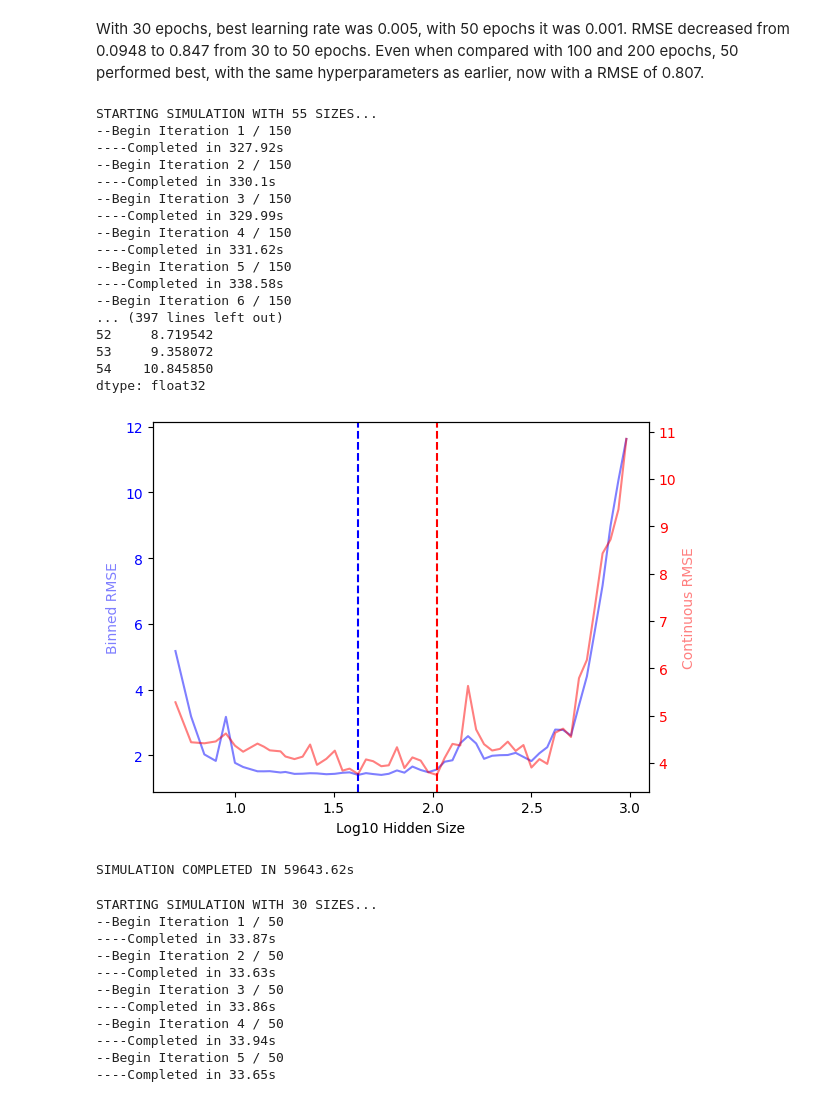
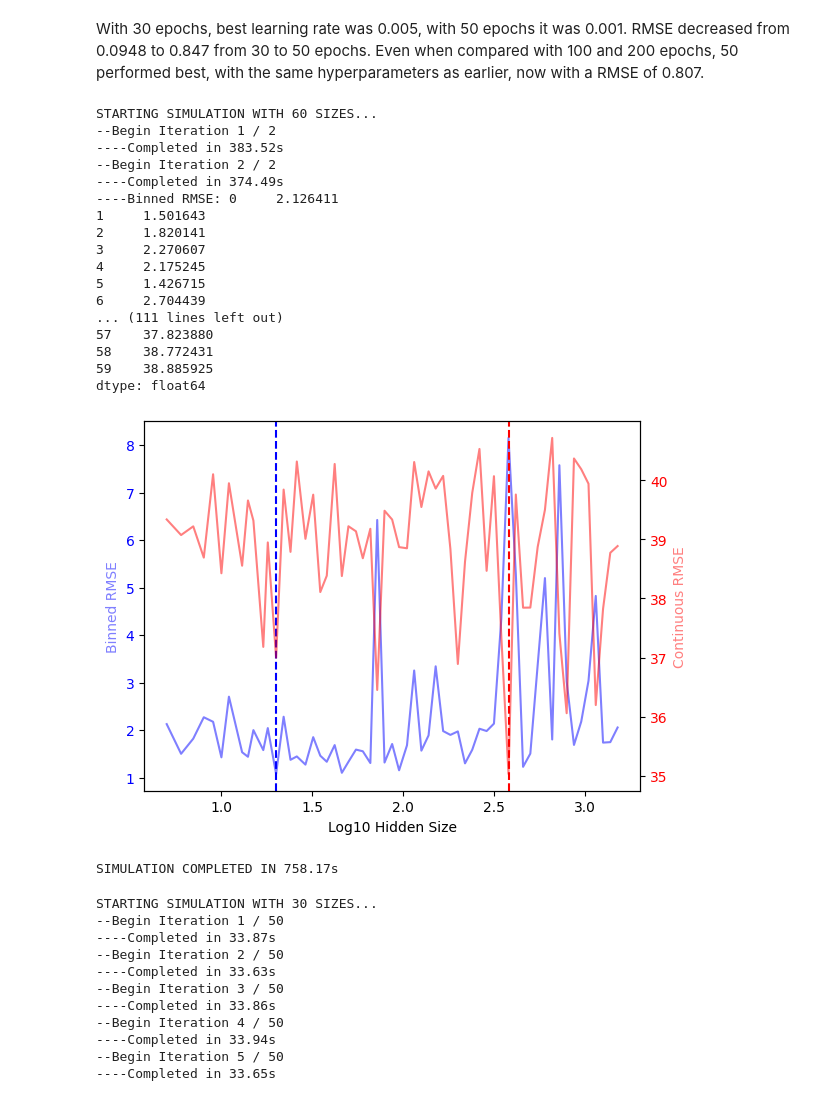
Before and after one commit to bcnalley/STAT-6810, a Jupyter notebook: final_project_code.ipynb, the cells around one changed output. Saved outputs shown, nothing was run; the diff lists cells and outputs as text; code cells hidden in the pictures.

Commit message:
Adjusted sim code and fixed cont RMSE calculation

```diff
--- a/final_project_code.ipynb
+++ b/final_project_code.ipynb
@@ -368,24 +371,24 @@ def plot_results(hidden_sizes: list, binned_rmse: list, cont_rmse: list) -> None
 # %%
-hidden = np.unique([round(10**x) for x in np.arange(0.70, 3, 0.04)])
-run_simulation(MC = 150, hidden_sizes = hidden, epochs=5)
+hidden = np.unique([round(10**x) for x in np.arange(0.70, 3.2, 0.04)])
+run_simulation(MC = 20, hidden_sizes = hidden, epochs=50)
 # %% [output]
-STARTING SIMULATION WITH 55 SIZES...
---Begin Iteration 1 / 150
-----Completed in 327.92s
---Begin Iteration 2 / 150
-----Completed in 330.1s
---Begin Iteration 3 / 150
-----Completed in 329.99s
---Begin Iteration 4 / 150
-----Completed in 331.62s
---Begin Iteration 5 / 150
-----Completed in 338.58s
---Begin Iteration 6 / 150
-... (397 lines left out)
-52     8.719542
-53     9.358072
-54    10.845850
-dtype: float32
+STARTING SIMULATION WITH 60 SIZES...
+--Begin Iteration 1 / 2
+----Completed in 383.52s
+--Begin Iteration 2 / 2
+----Completed in 374.49s
+----Binned RMSE: 0     2.126411
+1     1.501643
+2     1.820141
+3     2.270607
+4     2.175245
+5     1.426715
+6     2.704439
+... (111 lines left out)
+57    37.823880
+58    38.772431
+59    38.885925
+dtype: float64
-[figure, old version]
+[figure, new version]
-SIMULATION COMPLETED IN 59643.62s
+SIMULATION COMPLETED IN 758.17s
 # %%
```
Also changed, not shown: parts of 3 cells of this notebook.
